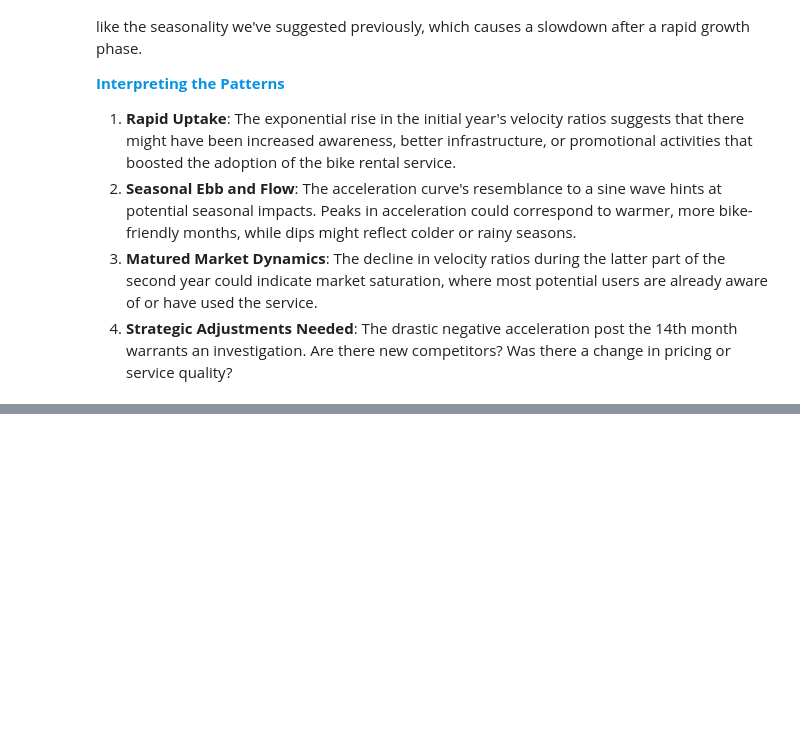
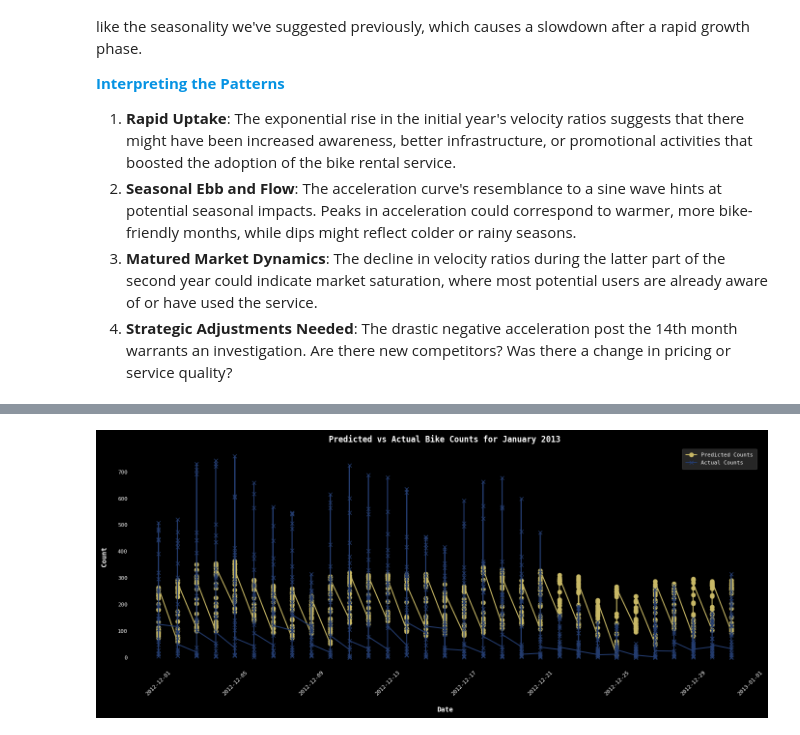
Before and after one commit to jparkington/Project-Cultivate, a Jupyter notebook: Exploration.ipynb, the cells around one changed output, grey strips where cells are left out. Drawn from its saved outputs; the diff is of its cells as text; code cells hidden in the pictures; blank space fills up the shorter version.

```diff
--- a/Exploration.ipynb
+++ b/Exploration.ipynb
@@ -1278,0 +1284,67 @@ plot_correlation_heatmap(bike_sharing)
+# %%
+import pandas as pd
+import numpy as np
+from scipy.optimize import minimize
+import matplotlib.pyplot as plt
+
+def predict_january_2013(df):
+
+    df = df.copy()  # To ensure we don't modify the original dataframe
+
+    # 1. Feature Engineering
+
+    # Normalize continuous columns
+    def normalize(column):
+        min_val = column.min()
+        max_val = column.max()
+        return (column - min_val) / (max_val - min_val)
+
+    for col in ['temp', 'atemp', 'hum', 'windspeed']:
+        df[col] = normalize(df[col])
+
+    # Splitting into training and testing before one-hot encoding
+    train = pd.concat([df[df['yr'] == 0], df[(df['yr'] == 1) & (df['mnth'] != 12)]], axis=0)
+    test = df[(df['yr'] == 1) & (df['mnth'] == 12)]
+
+    # One-Hot Encoding for categorical variables
+    def one_hot_encode(df, column_name):
+        for value in df[column_name].unique():
+            df[f"{column_name}_{value}"] = (df[column_name] == value).astype(int)
+        df.drop(column_name, axis=1, inplace=True)
+
+    for col in ['season', 'mnth', 'hr', 'weekday', 'weathersit']:
+        one_hot_encode(df, col)
+
+    # 2. Polyvariate Regression & 3. Objective Function
+    def polyvariate_regression(params, features, target):
+        predictions = np.dot(features, params)
+        return np.mean((predictions - target) ** 2)
+
+    # Features and Targets for the train set
+    X_train = train.drop(['cnt', 'dteday', 'casual', 'registered', 'yr'], axis=1).values
+    y_train = train['cnt'].values
+    X_test = test.drop(['cnt', 'dteday', 'casual', 'registered', 'yr'], axis=1).values
+
+    # 4. Optimization
+    initial_params = np.zeros(X_train.shape[1])
+    optimal_params = minimize(polyvariate_regression, initial_params, args=(X_train, y_train)).x
+
+    # 5. Prediction for January 2013
+    january_predictions = np.dot(X_test, optimal_params)
+
+    # Plotting the results
+    plt.figure(figsize=(14, 6))
+    plt.plot(test['dteday'], january_predictions, label="Predicted Counts", marker='o')
+    plt.plot(test['dteday'], test['cnt'], label="Actual Counts", marker='x')
+    plt.title("Predicted vs Actual Bike Counts for January 2013")
+    plt.xlabel("Date")
+    plt.ylabel("Count")
+    plt.xticks(rotation=45)
+    plt.legend()
+    plt.tight_layout()
+    plt.show()
+
+# Example usage (assuming bike_sharing is already loaded):
+predict_january_2013(bike_sharing)
+# %% [output]
+[figure, added]
```
Also changed, not shown: parts of 8 cells of this notebook, 1 other file.
